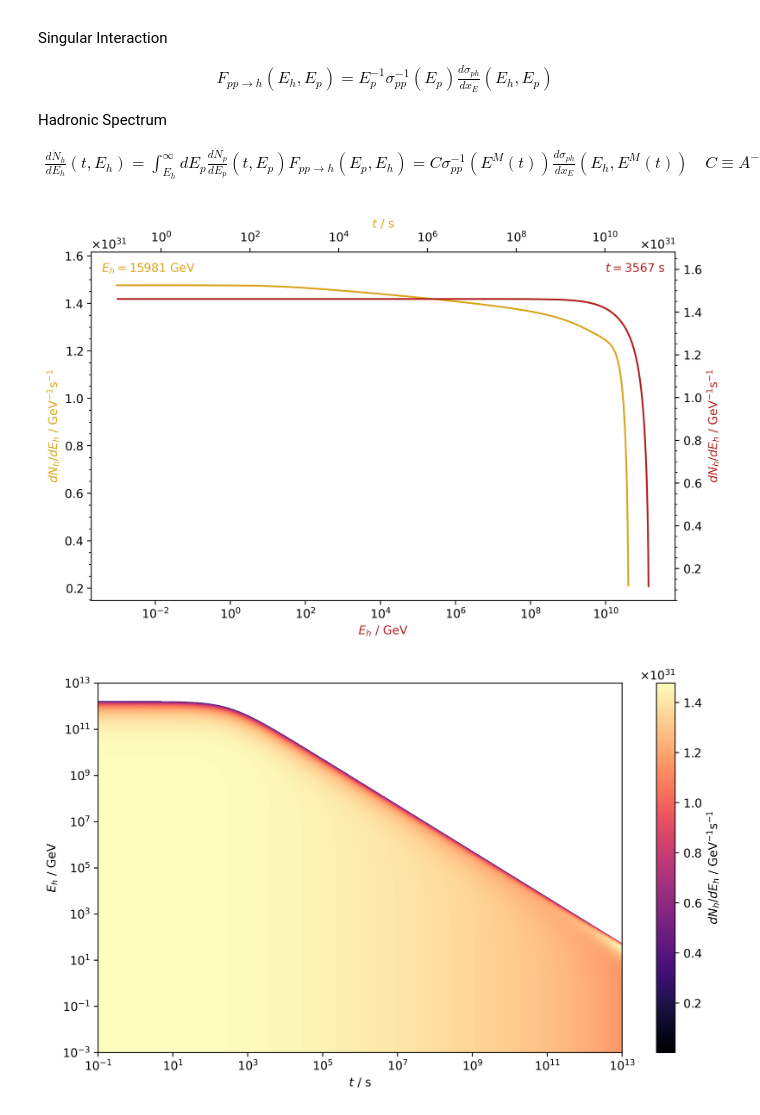
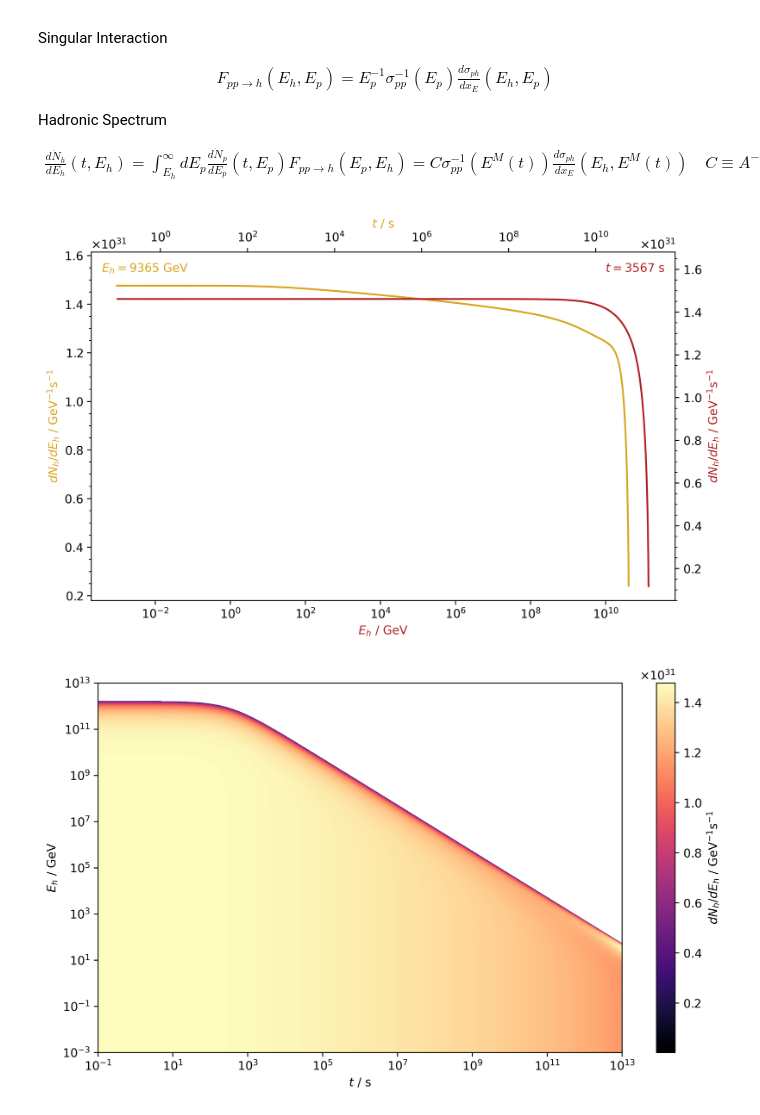
Before and after one commit to fritzali/bachelor, a Jupyter notebook: notes/exploration.ipynb, the cells around one changed output. Cells and saved outputs as stored; diff of their text form; code cells hidden in the pictures.

```diff
--- a/notes/exploration.ipynb
+++ b/notes/exploration.ipynb
@@ -100,7 +100,8 @@ plt.xscale('log')
 
 plt.xlabel(r'$E_h$ / GeV', color='goldenrod')
 plt.ylabel(r'$d\sigma/dx_E$ / mb', color='goldenrod')
-for h in plt.legend(loc='upper left', labelcolor='linecolor', handlelength=0, handletextpad=0).legend_handles:
+leg = plt.legend(loc='upper left', labelcolor='linecolor', handlelength=0, handletextpad=0)
+for h in leg.legend_handles:
     h.set_alpha(0)
 
 plt.ylim(plt.ylim()[0], 1.05 * plt.ylim()[1])
@@ -118,7 +119,8 @@ plt.xscale('log')
 
 plt.xlabel(r'$E_p$ / GeV', color='firebrick')
 plt.ylabel(r'$d\sigma/dx_E$ / mb', color='firebrick')
-for h in plt.legend(loc='upper right', labelcolor='linecolor', handlelength=0, handletextpad=0).legend_handles:
+leg = plt.legend(loc='upper right', labelcolor='linecolor', handlelength=0, handletextpad=0)
+for h in leg.legend_handles:
     h.set_alpha(0)
 
 plt.ylim(plt.ylim()[0], 1.05 * plt.ylim()[1])
@@ -198,10 +200,10 @@ plt.gca().xaxis.set_label_position('top')
 
 with warnings.catch_warnings():
     warnings.simplefilter('ignore')
-    samp_h_spec_fix_h = had_spec(samp_t, samp_Eh[900])
+    samp_h_spec_fix_h = had_spec(samp_t, samp_Eh[871])
 
 x, y = samp_t, samp_h_spec_fix_h
-plt.plot(x, y, c='goldenrod', label=f'$E_h = {samp_Eh[900]:.0f}$ GeV')
+plt.plot(x, y, c='goldenrod', label=f'$E_h = {samp_Eh[871]:.0f}$ GeV')
 
 plt.xscale('log')
 
@@ -209,40 +211,42 @@ plt.gca().yaxis.set_minor_formatter(mpl.ticker.NullFormatter())
 
 plt.xlabel(r'$t$ / s', color='goldenrod')
 plt.ylabel(r'$dN_h/dE_h$ / GeV$^{-1}$s$^{-1}$', color='goldenrod')
-for h in plt.legend(loc='upper left', labelcolor='linecolor', handlelength=0, handletextpad=0).legend_handles:
+leg = plt.legend(loc='upper left', labelcolor='linecolor', handlelength=0, handletextpad=0)
+for h in leg.legend_handles:
     h.set_alpha(0)
 
 plt.ylim(plt.ylim()[0], 1.05 * plt.ylim()[1])
 plt.xlim(plt.xlim()[0], 3 * plt.xlim()[1])
 plt.ticklabel_format(style='sci', axis='y', scilimits=(0,0), useMathText=True)
 
 plt.gcf().add_subplot(111, label='2', frame_on=False)
 plt.gca().yaxis.tick_right()
 plt.gca().yaxis.set_label_position('right')
 
 with warnings.catch_warnings():
     warnings.simplefilter('ignore')
     samp_h_spec_fix_t = had_spec(samp_t[650], samp_Eh)
 
 x, y = samp_Eh, samp_h_spec_fix_t
 plt.plot(x, y, c='firebrick', label=f'$t = {samp_t[650]:.0f}$ s')
 
 plt.xscale('log')
 
 plt.gca().yaxis.set_minor_formatter(mpl.ticker.NullFormatter())
 
 plt.xlabel(r'$E_h$ / GeV', color='firebrick')
 plt.ylabel(r'$dN_h/dE_h$ / GeV$^{-1}$s$^{-1}$', color='firebrick')
-for h in plt.legend(loc='upper right', labelcolor='linecolor', handlelength=0, handletextpad=0).legend_handles:
+leg = plt.legend(loc='upper right', labelcolor='linecolor', handlelength=0, handletextpad=0)
+for h in leg.legend_handles:
     h.set_alpha(0)
 
 plt.ylim(plt.ylim()[0], 1.1 * plt.ylim()[1])
 plt.ticklabel_format(style='sci', axis='y', scilimits=(0,0), useMathText=True)
 
 plt.show()
 plt.close()
 # %% [output]
-[figure, old version]
+[figure, new version]
 # %%
 with warnings.catch_warnings():
     warnings.simplefilter('ignore')
```
Also changed, not shown: parts of 1 cell of this notebook.
